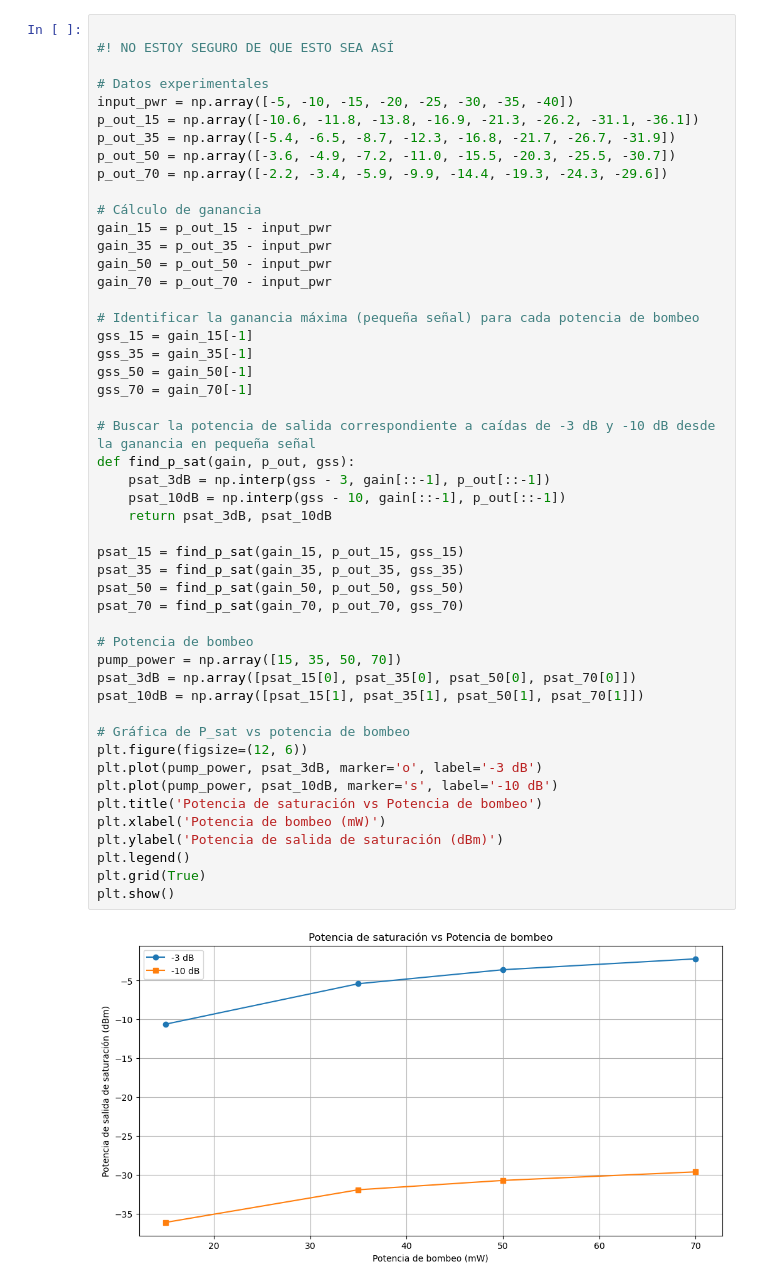
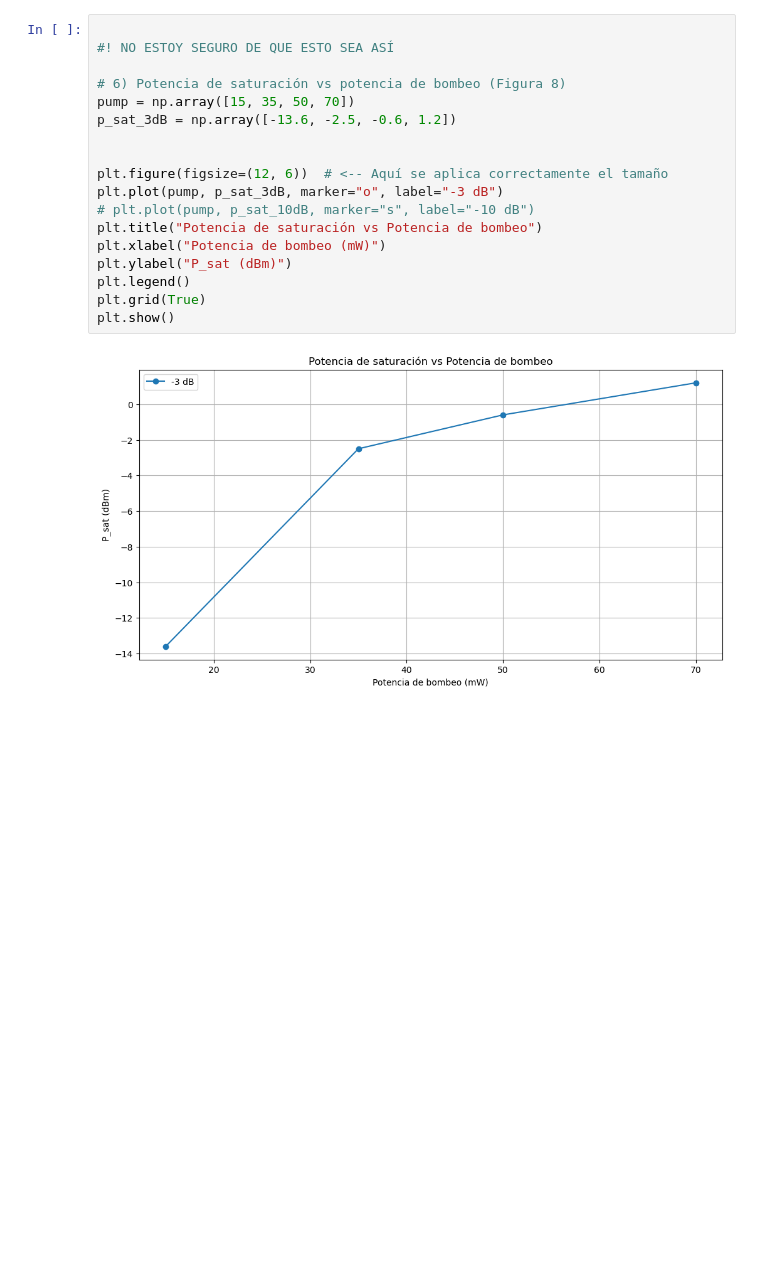
Before and after one commit to DANIABLO-cyber/TDS, a Jupyter notebook: SCA/test.ipynb, the cells around one changed output. Cells and saved outputs as stored; diff of their text form; blank space fills up the shorter version.

```diff
--- a/SCA/test.ipynb
+++ b/SCA/test.ipynb
@@ -61,51 +67,20 @@ plt.grid(True)
 # %%
 
 #! NO ESTOY SEGURO DE QUE ESTO SEA ASÍ
 
-# Datos experimentales
-input_pwr = np.array([-5, -10, -15, -20, -25, -30, -35, -40])
-p_out_15 = np.array([-10.6, -11.8, -13.8, -16.9, -21.3, -26.2, -31.1, -36.1])
-p_out_35 = np.array([-5.4, -6.5, -8.7, -12.3, -16.8, -21.7, -26.7, -31.9])
-p_out_50 = np.array([-3.6, -4.9, -7.2, -11.0, -15.5, -20.3, -25.5, -30.7])
-p_out_70 = np.array([-2.2, -3.4, -5.9, -9.9, -14.4, -19.3, -24.3, -29.6])
+# 6) Potencia de saturación vs potencia de bombeo (Figura 8)
+pump = np.array([15, 35, 50, 70])
+p_sat_3dB = np.array([-13.6, -2.5, -0.6, 1.2])
 
-# Cálculo de ganancia
-gain_15 = p_out_15 - input_pwr
-gain_35 = p_out_35 - input_pwr
-gain_50 = p_out_50 - input_pwr
-gain_70 = p_out_70 - input_pwr
 
-# Identificar la ganancia máxima (pequeña señal) para cada potencia de bombeo
-gss_15 = gain_15[-1]
-gss_35 = gain_35[-1]
-gss_50 = gain_50[-1]
-gss_70 = gain_70[-1]
-
-# Buscar la potencia de salida correspondiente a caídas de -3 dB y -10 dB desde la ganancia en pequeña señal
-def find_p_sat(gain, p_out, gss):
-    psat_3dB = np.interp(gss - 3, gain[::-1], p_out[::-1])
-    psat_10dB = np.interp(gss - 10, gain[::-1], p_out[::-1])
-    return psat_3dB, psat_10dB
-
-psat_15 = find_p_sat(gain_15, p_out_15, gss_15)
-psat_35 = find_p_sat(gain_35, p_out_35, gss_35)
-psat_50 = find_p_sat(gain_50, p_out_50, gss_50)
-psat_70 = find_p_sat(gain_70, p_out_70, gss_70)
-
-# Potencia de bombeo
-pump_power = np.array([15, 35, 50, 70])
-psat_3dB = np.array([psat_15[0], psat_35[0], psat_50[0], psat_70[0]])
-psat_10dB = np.array([psat_15[1], psat_35[1], psat_50[1], psat_70[1]])
-
-# Gráfica de P_sat vs potencia de bombeo
-plt.figure(figsize=(12, 6))
-plt.plot(pump_power, psat_3dB, marker='o', label='-3 dB')
-plt.plot(pump_power, psat_10dB, marker='s', label='-10 dB')
-plt.title('Potencia de saturación vs Potencia de bombeo')
-plt.xlabel('Potencia de bombeo (mW)')
-plt.ylabel('Potencia de salida de saturación (dBm)')
+plt.figure(figsize=(12, 6))  # <-- Aquí se aplica correctamente el tamaño
+plt.plot(pump, p_sat_3dB, marker="o", label="-3 dB")
+# plt.plot(pump, p_sat_10dB, marker="s", label="-10 dB")
+plt.title("Potencia de saturación vs Potencia de bombeo")
+plt.xlabel("Potencia de bombeo (mW)")
+plt.ylabel("P_sat (dBm)")
 plt.legend()
 plt.grid(True)
 plt.show()
 # %% [output]
-[figure, old version]
+[figure, new version]
```
Also changed, not shown: parts of 1 cell of this notebook, 1 other file.
